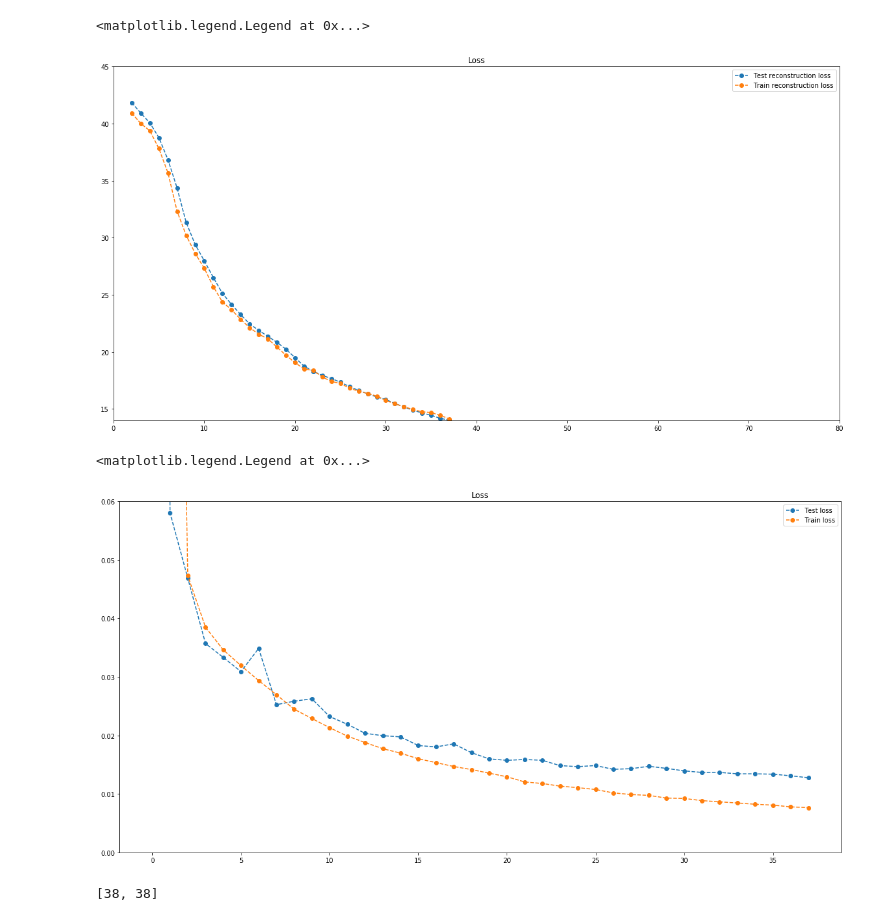
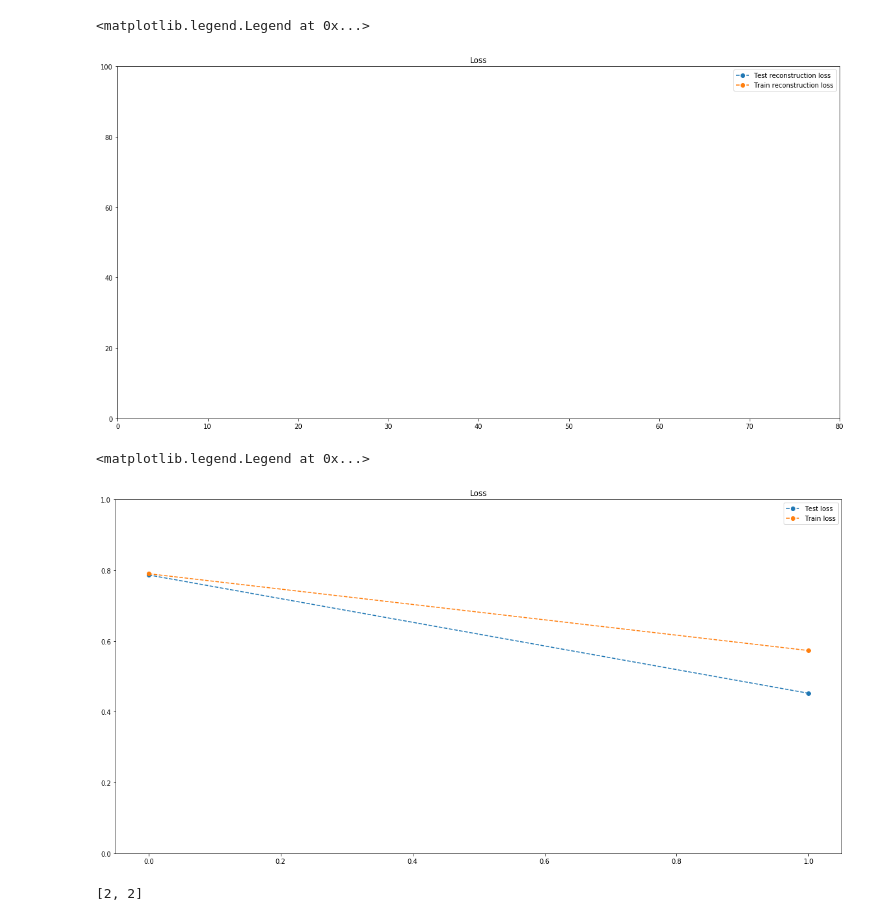
Before and after one commit to ethanleet/CapsNet, a Jupyter notebook: Statistics plotting.ipynb, the cells around one changed output. Cells and saved outputs as stored; diff of their text form; code cells hidden in the pictures.

```diff
--- a/Statistics plotting.ipynb
+++ b/Statistics plotting.ipynb
@@ -5,7 +5,7 @@ import matplotlib.pyplot as plt
 import numpy as np
 %matplotlib inline
 LOG_DIR = "logs"
-filename= "log-1527734125.593868.txt"
+filename= "log-1527988739.6861124.txt"
 path = os.path.join(LOG_DIR, filename)
 data = pd.read_csv(path,skipinitialspace=True)
 # %%
@@ -31,30 +17,29 @@ data
 # %%
-
 plt.figure(figsize=(20,10))
 plt.title("Loss")
 plt.xlim([0, 80])
-plt.ylim([14.0, 45.0])
-plt.plot(data.reconstruction_loss_train[2:], '--o', label='Test reconstruction loss')
-plt.plot(data.reconstruction_loss_test[2:], '--o', label='Train reconstruction loss')
+plt.ylim([0.0, 100.0])
+plt.plot(data.reconstruction_loss_test[2:], '--o', label='Test reconstruction loss')
+plt.plot(data.reconstruction_loss_train[2:], '--o', label='Train reconstruction loss')
 plt.legend()
 # %% [output]
 <matplotlib.legend.Legend at 0x...>
-[figure, old version]
+[figure, new version]
 # %%
 
 plt.figure(figsize=(20,10))
 plt.title("Loss")
-plt.ylim([0,0.06])
+plt.ylim([0,1])
 plt.plot(data.test_loss, '--o', label='Test loss')
 plt.plot(data.train_loss, '--o', label='Train loss')
 plt.legend()
 # %% [output]
 <matplotlib.legend.Legend at 0x...>
-[figure, old version]
+[figure, new version]
 # %%
 [len(data.test_accuracy),len(data.test_accuracy)]
 # %% [output]
-[38, 38]
+[2, 2]
 # %%
 plt.figure(figsize=(20,10))
 plt.ylim([99.4,99.7])
```
Also changed, not shown: parts of 3 cells of this notebook, 8 other files.
